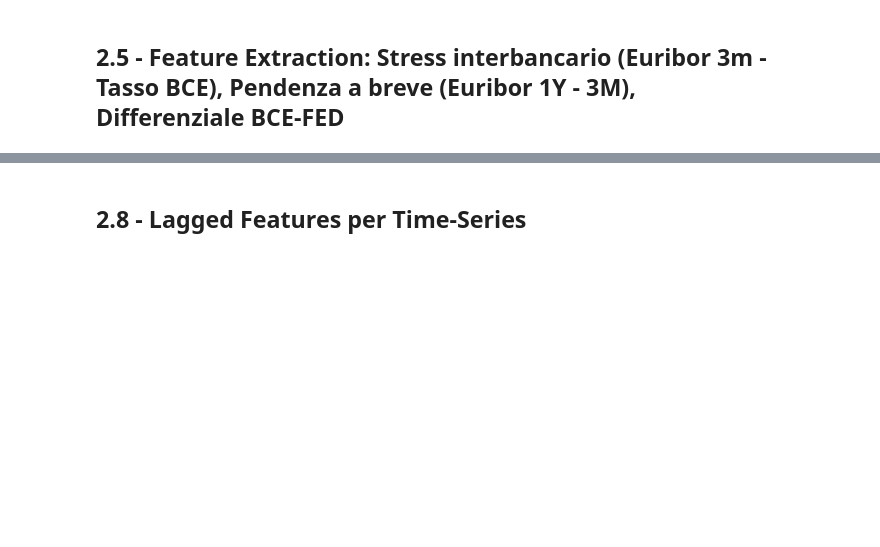
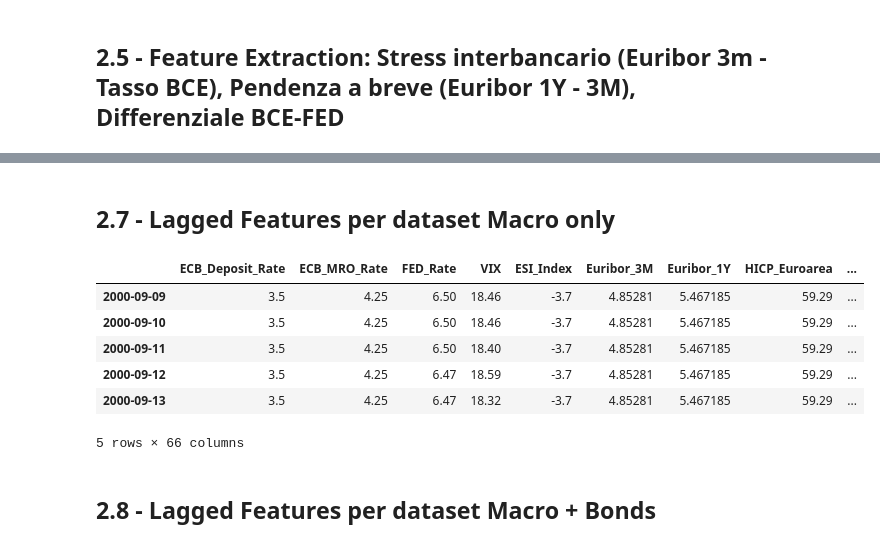
Before and after one commit to whowasfra/bond_screener, a Jupyter notebook: 02_Preprocessing_Feature_Engineering.ipynb, the cells around one changed output, grey strips where cells are left out. Saved outputs shown, nothing was run; the diff lists cells and outputs as text; code cells hidden in the pictures; blank space fills up the shorter version.

```diff
--- a/02_Preprocessing_Feature_Engineering.ipynb
+++ b/02_Preprocessing_Feature_Engineering.ipynb
@@ -273,24 +270,0 @@ df_macro['bce_fed_spread'] = df_macro['ECB_Deposit_Rate'] - df_macro['FED_Rate']
-# %%
-# PROBLEMA 1: L'euribor è mensile, i tassi sono giornalieri.
-# Avremo NaN nei giorni in cui l'inflazione non viene pubblicata.
-# SOLUZIONE: Forward-Fill (ffill) - copia il dato del mese scorso su tutti i giorni successivi
-
-df_macro['Euribor_3M'] = df_macro['Euribor_3M'].ffill()
-df_macro['Euribor_1Y'] = df_macro['Euribor_1Y'].ffill()
-
-print("✓ Forward-Fill applicato ai dati macro")
-print(f"Missing values DOPO ffill: {df_macro.isna().sum().sum()}")
-
-# PROBLEMA 2: Lookahead Bias
-# L'inflazione di Marzo viene pubblicata il 15 Aprile.
-# Se non shiftiamo, diremmo alla rete neurale il tasso FUTURO.
-# SOLUZIONE: Shift di 30 giorni per l'inflazione (delay della data di pubblicazione)
-
-df_macro['HICP_Core_Lagged'] = df_macro['HICP_Core'].shift(30)
-df_macro = df_macro.drop(columns=['HICP_Core']).dropna()
-
-df_macro['HICP_Headline_Lagged'] = df_macro['HICP_Headline'].shift(30)
-df_macro = df_macro.drop(columns=['HICP_Headline']).dropna()
-
-print("✓ Lookahead Bias Prevention: HICP_Headline shifter di 30 giorni")
-print(f"Dataset macro dopo pulizia: {df_macro.shape}")
@@ -332 +276,7 @@ display(df_macro.tail())
+# %%
+# MACRO ONLY
+df_macro_long = df_macro.drop(columns=['XEON','SEGA','STOXX50'])
+
+# Salviamo il dataset per i notebook successivi
+df_macro_long.to_csv('./data/df_macro_long.csv')
 # %%
@@ -400,2 +302,22 @@ std          0.333614          3.527318              3.172432
+# %% [markdown]
+## 2.7 - Lagged Features per dataset Macro only
+# %%
+if df_macro_long is not None:
+    lags = [7, 21, 63, 126, 252] # 1w, 1m, 3m, 6m, 1y in giorni di borsa
+    for col in df_macro_long.columns:
+        for lag in lags:
+            df_macro_long[f'{col}_lag_{lag}d'] = df_macro_long[col].shift(lag)
+
+df_macro_long.dropna(inplace=True)
+df_macro_long.to_csv('./data/df_macro_long_lagged.csv')
+display(df_macro_long.head())
+# %% [output]
+|  | ECB_Deposit_Rate | ECB_MRO_Rate | FED_Rate | VIX | ESI_Index | Euribor_3M | Euribor_1Y | HICP_Euroarea | ... |
+| 2000-09-09 | 3.5 | 4.25 | 6.50 | 18.46 | -3.7 | 4.85281 | 5.467185 | 59.29 | ... |
+| 2000-09-10 | 3.5 | 4.25 | 6.50 | 18.46 | -3.7 | 4.85281 | 5.467185 | 59.29 | ... |
+| 2000-09-11 | 3.5 | 4.25 | 6.50 | 18.40 | -3.7 | 4.85281 | 5.467185 | 59.29 | ... |
+| 2000-09-12 | 3.5 | 4.25 | 6.47 | 18.59 | -3.7 | 4.85281 | 5.467185 | 59.29 | ... |
+| 2000-09-13 | 3.5 | 4.25 | 6.47 | 18.32 | -3.7 | 4.85281 | 5.467185 | 59.29 | ... |
+5 rows × 66 columns
 # %% [markdown]
-## 2.8 - Lagged Features per Time-Series
+## 2.8 - Lagged Features per dataset Macro + Bonds
```
Also changed, not shown: parts of 15 cells of this notebook.
